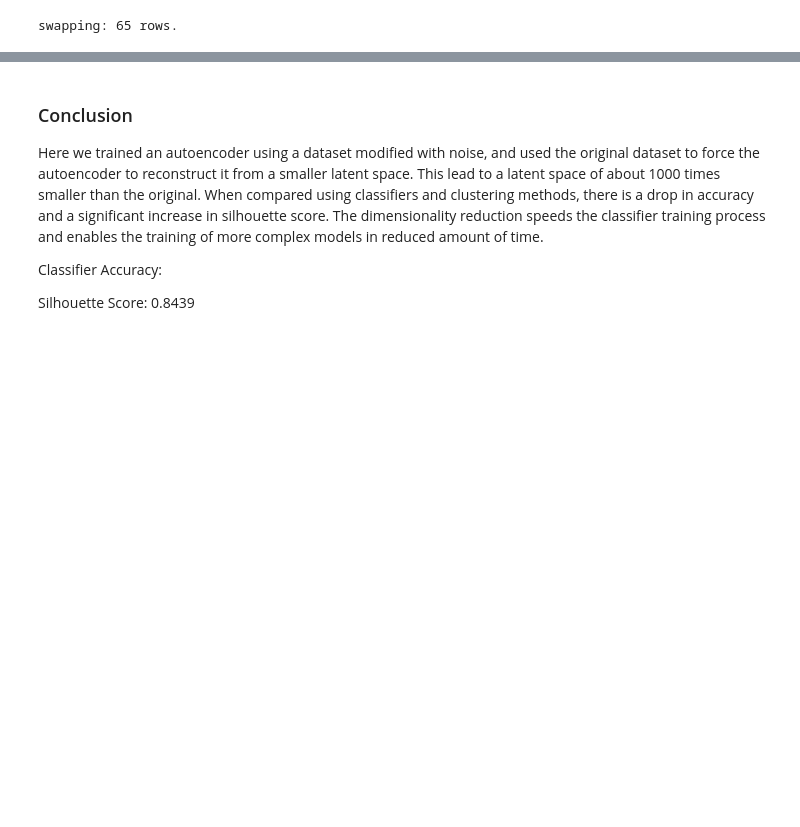
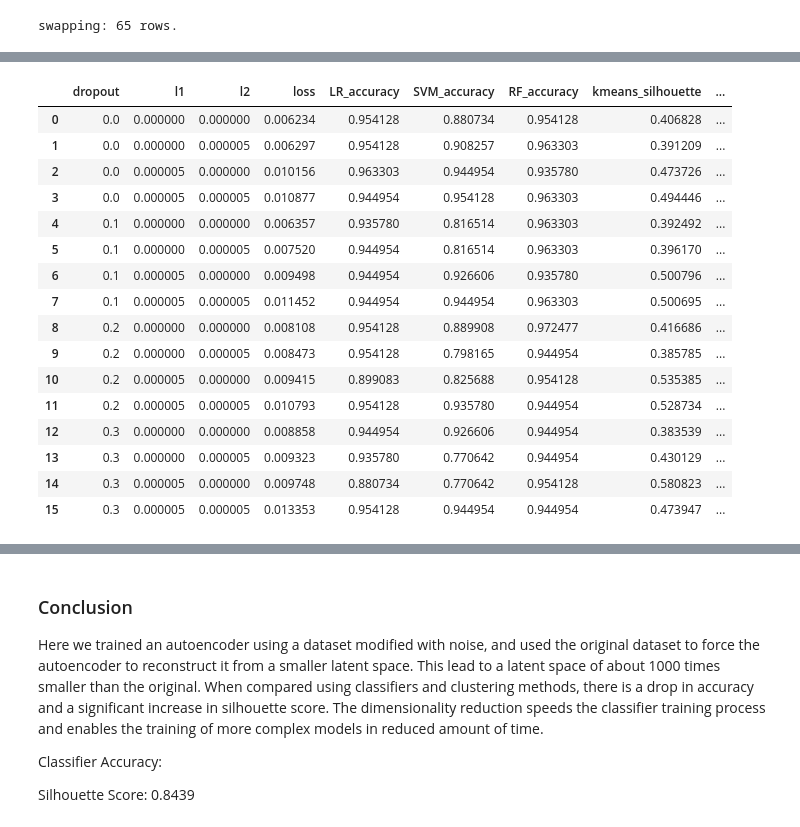
Before and after one commit to TomasSuarezL/oss-stage-2019, a Jupyter notebook: Singleomic Dataset/Singleomic_Denoising_AE.ipynb, the cells around one changed output, grey strips where cells are left out. Drawn from its saved outputs; the diff is of its cells as text; code cells hidden in the pictures; blank space fills up the shorter version.

```diff
--- a/Singleomic Dataset/Singleomic_Denoising_AE.ipynb
+++ b/Singleomic Dataset/Singleomic_Denoising_AE.ipynb
@@ -159,3 +166,25 @@ Epoch 400/400
 389/389 [==============================] - 0s 80us/sample - loss: 0.5721 - accuracy: 0.7429 - val_loss: 0.6683 - val_accuracy: 0.6591
 WARNING:tensorflow:Falling back from v2 loop because of error: Failed to find data adapter that can handle input: <class 'pandas.core.frame.DataFrame'>, <class 'NoneType'>
 109/109 [==============================] - 0s 1ms/sample - loss: 0.5928 - accuracy: 0.7248
+# %%
+scores = pd.DataFrame(scores,
+                      columns=["dropout","l1","l2","loss","LR_accuracy","SVM_accuracy", "RF_accuracy","kmeans_silhouette","kmeans_mutual_info","spectral_silhouette","spectral_mutual_info","hierarchical_silhouette","hierarchical_mutual_info"])
+scores
+# %% [output]
+|  | dropout | l1 | l2 | loss | LR_accuracy | SVM_accuracy | RF_accuracy | kmeans_silhouette | ... |
+| 0 | 0.0 | 0.000000 | 0.000000 | 0.006234 | 0.954128 | 0.880734 | 0.954128 | 0.406828 | ... |
+| 1 | 0.0 | 0.000000 | 0.000005 | 0.006297 | 0.954128 | 0.908257 | 0.963303 | 0.391209 | ... |
+| 2 | 0.0 | 0.000005 | 0.000000 | 0.010156 | 0.963303 | 0.944954 | 0.935780 | 0.473726 | ... |
+| 3 | 0.0 | 0.000005 | 0.000005 | 0.010877 | 0.944954 | 0.954128 | 0.963303 | 0.494446 | ... |
+| 4 | 0.1 | 0.000000 | 0.000000 | 0.006357 | 0.935780 | 0.816514 | 0.963303 | 0.392492 | ... |
+| 5 | 0.1 | 0.000000 | 0.000005 | 0.007520 | 0.944954 | 0.816514 | 0.963303 | 0.396170 | ... |
+| 6 | 0.1 | 0.000005 | 0.000000 | 0.009498 | 0.944954 | 0.926606 | 0.935780 | 0.500796 | ... |
+| 7 | 0.1 | 0.000005 | 0.000005 | 0.011452 | 0.944954 | 0.944954 | 0.963303 | 0.500695 | ... |
+| 8 | 0.2 | 0.000000 | 0.000000 | 0.008108 | 0.954128 | 0.889908 | 0.972477 | 0.416686 | ... |
+| 9 | 0.2 | 0.000000 | 0.000005 | 0.008473 | 0.954128 | 0.798165 | 0.944954 | 0.385785 | ... |
+| 10 | 0.2 | 0.000005 | 0.000000 | 0.009415 | 0.899083 | 0.825688 | 0.954128 | 0.535385 | ... |
+| 11 | 0.2 | 0.000005 | 0.000005 | 0.010793 | 0.954128 | 0.935780 | 0.944954 | 0.528734 | ... |
+| 12 | 0.3 | 0.000000 | 0.000000 | 0.008858 | 0.944954 | 0.926606 | 0.944954 | 0.383539 | ... |
+| 13 | 0.3 | 0.000000 | 0.000005 | 0.009323 | 0.935780 | 0.770642 | 0.944954 | 0.430129 | ... |
+| 14 | 0.3 | 0.000005 | 0.000000 | 0.009748 | 0.880734 | 0.770642 | 0.954128 | 0.580823 | ... |
+| 15 | 0.3 | 0.000005 | 0.000005 | 0.013353 | 0.954128 | 0.944954 | 0.944954 | 0.473947 | ... |
```
Also changed, not shown: parts of 4 cells of this notebook, 1 other file.
